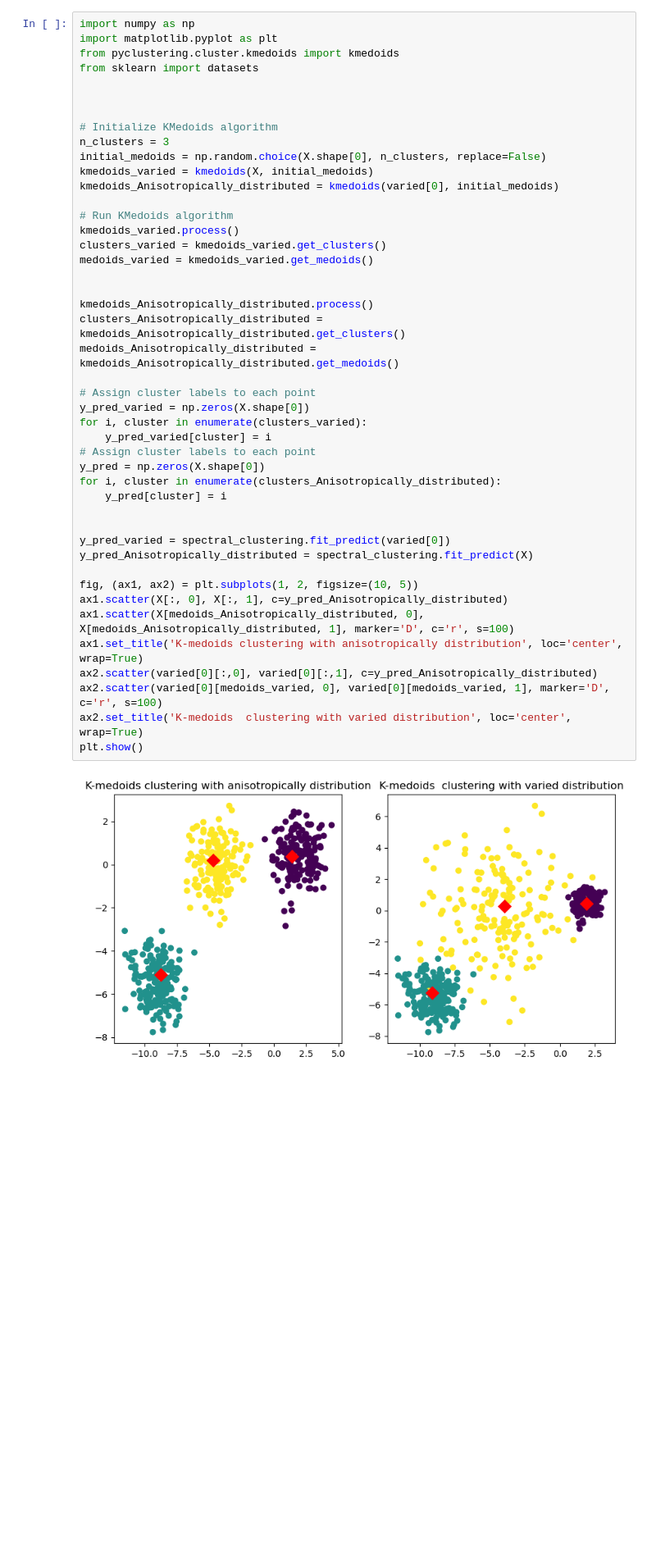
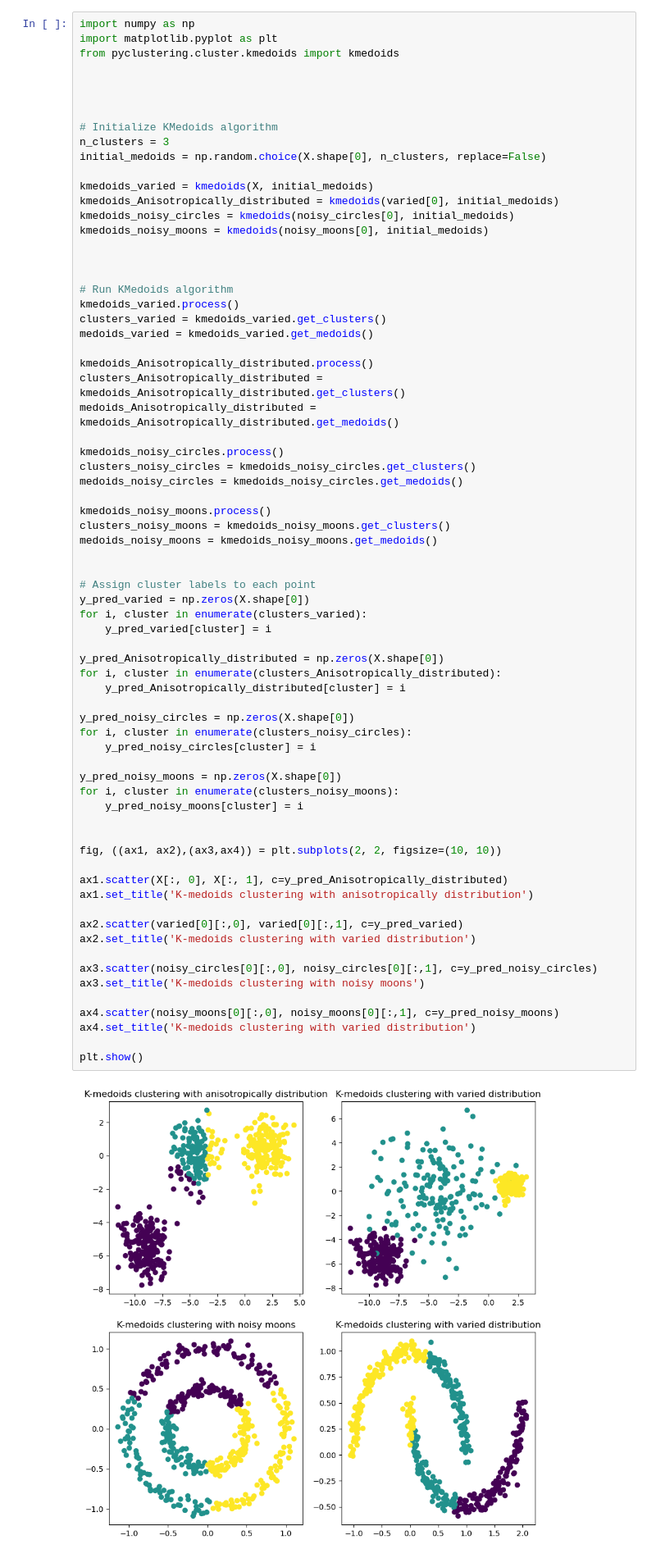
Before and after one commit to jmontoyavallejo/Clustering-project, a Jupyter notebook: sumary.ipynb, the cells around one changed output. Shown at 82% size. Drawn from its saved outputs; the diff is of its cells as text; blank space fills up the shorter version.

```diff
--- a/sumary.ipynb
+++ b/sumary.ipynb
@@ -384,46 +450,71 @@ plt.show()
 import numpy as np
 import matplotlib.pyplot as plt
 from pyclustering.cluster.kmedoids import kmedoids
-from sklearn import datasets
+
 
 
 
 # Initialize KMedoids algorithm
 n_clusters = 3
 initial_medoids = np.random.choice(X.shape[0], n_clusters, replace=False)
+
 kmedoids_varied = kmedoids(X, initial_medoids)
 kmedoids_Anisotropically_distributed = kmedoids(varied[0], initial_medoids)
+kmedoids_noisy_circles = kmedoids(noisy_circles[0], initial_medoids)
+kmedoids_noisy_moons = kmedoids(noisy_moons[0], initial_medoids)
+
+
 
 # Run KMedoids algorithm
 kmedoids_varied.process()
 clusters_varied = kmedoids_varied.get_clusters()
 medoids_varied = kmedoids_varied.get_medoids()
 
-
 kmedoids_Anisotropically_distributed.process()
 clusters_Anisotropically_distributed = kmedoids_Anisotropically_distributed.get_clusters()
 medoids_Anisotropically_distributed = kmedoids_Anisotropically_distributed.get_medoids()
+
+kmedoids_noisy_circles.process()
+clusters_noisy_circles = kmedoids_noisy_circles.get_clusters()
+medoids_noisy_circles = kmedoids_noisy_circles.get_medoids()
+
+kmedoids_noisy_moons.process()
+clusters_noisy_moons = kmedoids_noisy_moons.get_clusters()
+medoids_noisy_moons = kmedoids_noisy_moons.get_medoids()
+
 
 # Assign cluster labels to each point
 y_pred_varied = np.zeros(X.shape[0])
 for i, cluster in enumerate(clusters_varied):
     y_pred_varied[cluster] = i
-# Assign cluster labels to each point
-y_pred = np.zeros(X.shape[0])
+
+y_pred_Anisotropically_distributed = np.zeros(X.shape[0])
 for i, cluster in enumerate(clusters_Anisotropically_distributed):
-    y_pred[cluster] = i
+    y_pred_Anisotropically_distributed[cluster] = i
+
+y_pred_noisy_circles = np.zeros(X.shape[0])
+for i, cluster in enumerate(clusters_noisy_circles):
+    y_pred_noisy_circles[cluster] = i
+
+y_pred_noisy_moons = np.zeros(X.shape[0])
+for i, cluster in enumerate(clusters_noisy_moons):
+    y_pred_noisy_moons[cluster] = i
 
 
-y_pred_varied = spectral_clustering.fit_predict(varied[0])
-y_pred_Anisotropically_distributed = spectral_clustering.fit_predict(X)
+fig, ((ax1, ax2),(ax3,ax4)) = plt.subplots(2, 2, figsize=(10, 10))
 
-fig, (ax1, ax2) = plt.subplots(1, 2, figsize=(10, 5))
 ax1.scatter(X[:, 0], X[:, 1], c=y_pred_Anisotropically_distributed)
-ax1.scatter(X[medoids_Anisotropically_distributed, 0], X[medoids_Anisotropically_distributed, 1], marker='D', c='r', s=100)
-ax1.set_title('K-medoids clustering with anisotropically distribution', loc='center', wrap=True)
-ax2.scatter(varied[0][:,0], varied[0][:,1], c=y_pred_Anisotropically_distributed)
-ax2.scatter(varied[0][medoids_varied, 0], varied[0][medoids_varied, 1], marker='D', c='r', s=100)
-ax2.set_title('K-medoids  clustering with varied distribution', loc='center', wrap=True)
+ax1.set_title('K-medoids clustering with anisotropically distribution')
+
+ax2.scatter(varied[0][:,0], varied[0][:,1], c=y_pred_varied)
+ax2.set_title('K-medoids clustering with varied distribution')
+
+ax3.scatter(noisy_circles[0][:,0], noisy_circles[0][:,1], c=y_pred_noisy_circles)
+ax3.set_title('K-medoids clustering with noisy moons')
+
+ax4.scatter(noisy_moons[0][:,0], noisy_moons[0][:,1], c=y_pred_noisy_moons)
+ax4.set_title('K-medoids clustering with varied distribution')
+
 plt.show()
 # %% [output]
-[figure, old version]
+[figure, new version]
```
Also changed, not shown: parts of 29 cells of this notebook, 1 other file.
